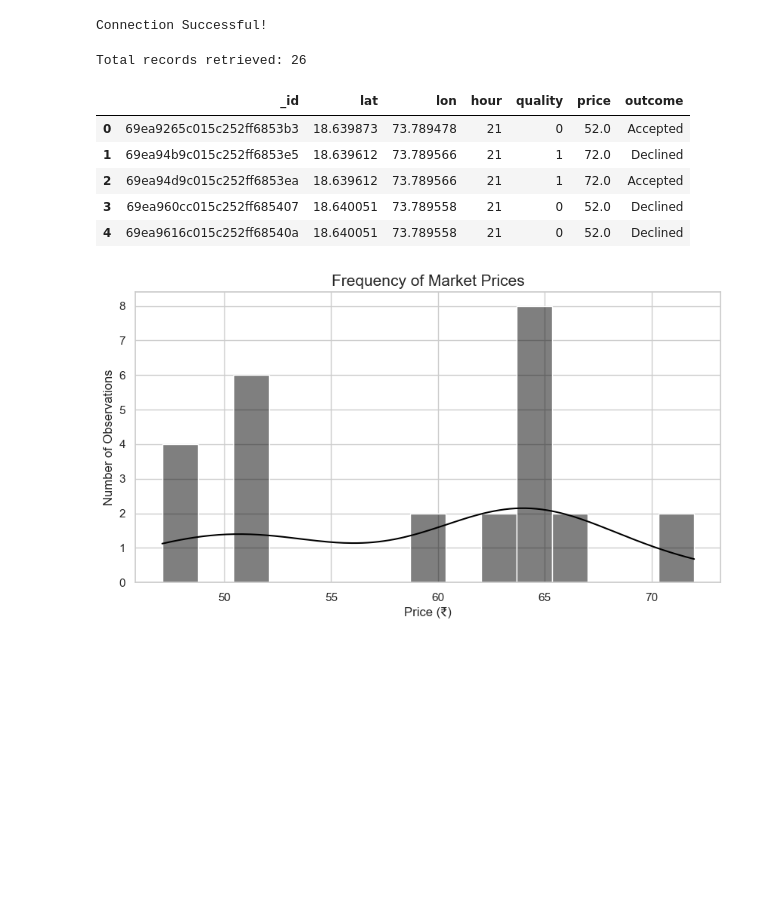
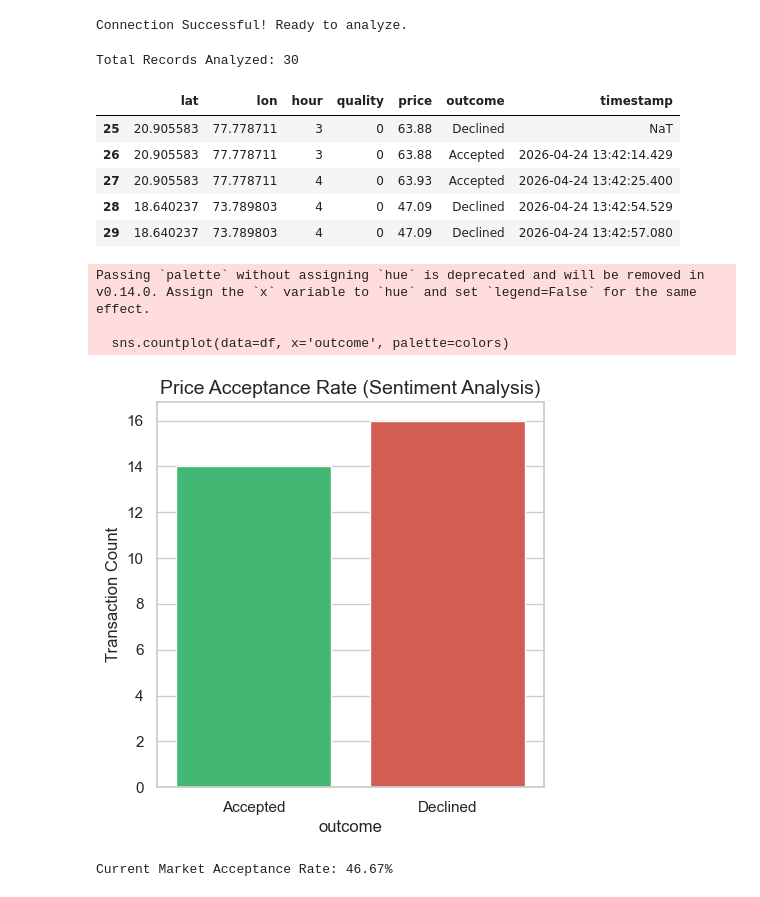
Before and after one commit to ritikapopalghat/Curbit, a Jupyter notebook: Untitled.ipynb, the cells around one changed output. Drawn from its saved outputs; the diff is of its cells as text; code cells hidden in the pictures; blank space fills up the shorter version.

```diff
--- a/Untitled.ipynb
+++ b/Untitled.ipynb
@@ -6,43 +6,59 @@ import pymongo
 import joblib
 import os
 
-# Set visual style
+# Visual settings for your report
 sns.set_theme(style="whitegrid")
 %matplotlib inline
+
+# Connect to your MongoDB
 client = pymongo.MongoClient("mongodb+srv://admin:1234@cluster0.vbcsfq7.mongodb.net/?appName=Cluster0")
 db = client["GlobalCurb"]
 logs_col = db["live_training_logs"]
 MODEL_PATH = 'adaptive_brain.pkl'
 
-print("Connection Successful!")
+print("Connection Successful! Ready to analyze.")
 # %% [output]
-Connection Successful!
+Connection Successful! Ready to analyze.
 # %%
-# Fetch logs from MongoDB
-logs = list(logs_col.find())
+# Fetch all logs
+raw_data = list(logs_col.find())
 
-if logs:
-    df = pd.DataFrame(logs)
-    print(f"Total records retrieved: {len(df)}")
-    display(df.head()) # Shows the first 5 rows in a nice table
+if raw_data:
+    df = pd.DataFrame(raw_data)
+    # Cleaning: Remove MongoDB ID for a cleaner view
+    if '_id' in df.columns:
+        df = df.drop(columns=['_id'])
+
+    print(f"Total Records Analyzed: {len(df)}")
+    display(df.tail()) # Shows the most recent logs
 else:
-    print("No data found in MongoDB. Go interact with your app first!")
+    print("Warning: No logs found.")
 # %% [output]
-Total records retrieved: 26
+Total Records Analyzed: 30
-|  | _id | lat | lon | hour | quality | price | outcome |
-| 0 | 69ea9265c015c252ff6853b3 | 18.639873 | 73.789478 | 21 | 0 | 52.0 | Accepted |
-| 1 | 69ea94b9c015c252ff6853e5 | 18.639612 | 73.789566 | 21 | 1 | 72.0 | Declined |
-| 2 | 69ea94d9c015c252ff6853ea | 18.639612 | 73.789566 | 21 | 1 | 72.0 | Accepted |
-| 3 | 69ea960cc015c252ff685407 | 18.640051 | 73.789558 | 21 | 0 | 52.0 | Declined |
-| 4 | 69ea9616c015c252ff68540a | 18.640051 | 73.789558 | 21 | 0 | 52.0 | Declined |
+|  | lat | lon | hour | quality | price | outcome | timestamp |
+| 25 | 20.905583 | 77.778711 | 3 | 0 | 63.88 | Declined | NaT |
+| 26 | 20.905583 | 77.778711 | 3 | 0 | 63.88 | Accepted | 2026-04-24 13:42:14.429 |
+| 27 | 20.905583 | 77.778711 | 4 | 0 | 63.93 | Accepted | 2026-04-24 13:42:25.400 |
+| 28 | 18.640237 | 73.789803 | 4 | 0 | 47.09 | Declined | 2026-04-24 13:42:54.529 |
+| 29 | 18.640237 | 73.789803 | 4 | 0 | 47.09 | Declined | 2026-04-24 13:42:57.080 |
 # %%
-#question:What is the most common price range users are seeing?
-plt.figure(figsize=(10, 5))
-sns.histplot(df['price'], kde=True, color='black', bins=15)
-plt.title("Frequency of Market Prices", fontsize=15)
-plt.xlabel("Price (₹)")
-plt.ylabel("Number of Observations")
+#Is the AI-generated pricing strategy aligned with user willingness to pay?
+
+plt.figure(figsize=(5, 5))
+# Using the 'outcome' column to measure success
+colors = {"Accepted": "#2ecc71", "Declined": "#e74c3c"}
+sns.countplot(data=df, x='outcome', palette=colors)
+plt.title("Price Acceptance Rate (Sentiment Analysis)", fontsize=14)
+plt.ylabel("Transaction Count")
 plt.show()
+
+# Metric Calculation
+acceptance_rate = (len(df[df['outcome']=='Accepted']) / len(df)) * 100
+print(f"Current Market Acceptance Rate: {acceptance_rate:.2f}%")
 # %% [output]
+Passing `palette` without assigning `hue` is deprecated and will be removed in v0.14.0. Assign the `x` variable to `hue` and set `legend=False` for the same effect.
+
+  sns.countplot(data=df, x='outcome', palette=colors)
-[figure, old version]
+[figure, new version]
+Current Market Acceptance Rate: 46.67%
 # %%
```
Also changed, not shown: parts of 3 cells of this notebook, 2 other files.
